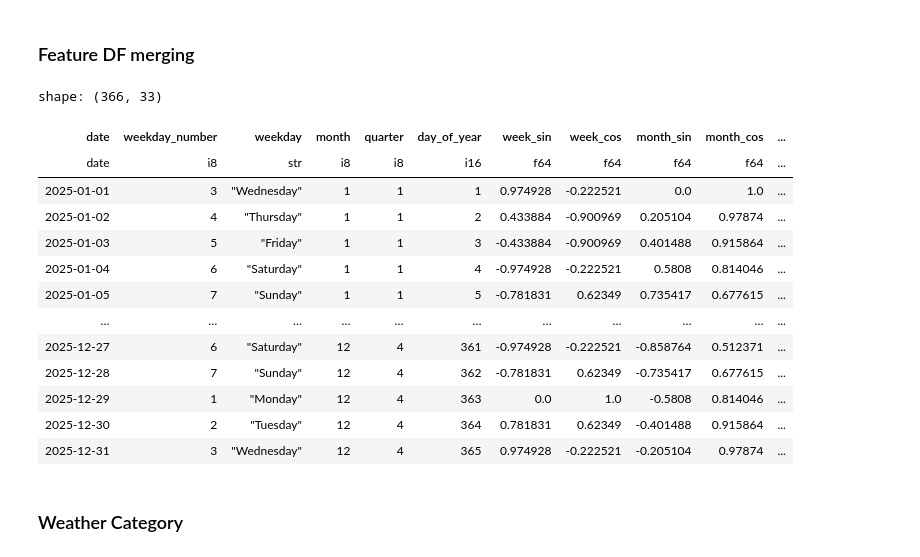
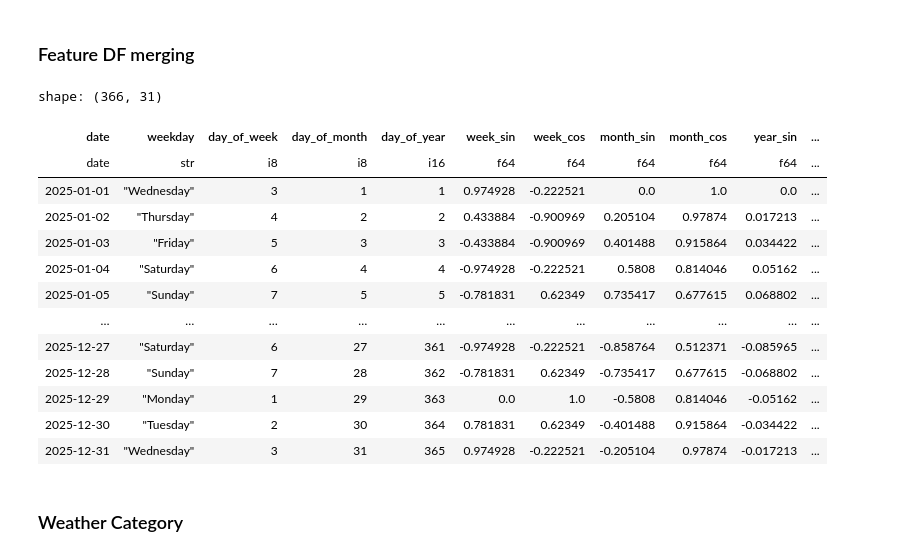
Before and after one commit to valentin-17/HtS, a Jupyter notebook: src/hts/data_prep.ipynb, the cells around one changed output. Drawn from its saved outputs; the diff is of its cells as text; code cells hidden in the pictures.

```diff
--- a/src/hts/main.ipynb
+++ b/src/hts/data_prep.ipynb
@@ -158,27 +152,20 @@ calendar = (
         }
     )
     .with_columns(
-        weekday_number=pl.col('day').dt.weekday(),
         weekday=pl.col('day').dt.strftime('%A'),
-        month=pl.col('day').dt.month(),
-        quarter=pl.col('day').dt.quarter(),
+        day_of_week=pl.col('day').dt.weekday(),
+        day_of_month=pl.col('day').dt.day(),
         day_of_year=pl.col('day').dt.ordinal_day(),
     )
     .with_columns(
-        week_sin=((pl.col('weekday_number').cast(pl.Float64) - 1) * 2 * pi / 7).sin(),
-        week_cos=((pl.col('weekday_number').cast(pl.Float64) - 1) * 2 * pi / 7).cos(),
+        week_sin=((pl.col('day_of_week').cast(pl.Float64) - 1) * 2 * pi / 7).sin(),
+        week_cos=((pl.col('day_of_week').cast(pl.Float64) - 1) * 2 * pi / 7).cos(),
         month_sin=((pl.col('day_of_year').cast(pl.Float64) - 1) * 2 * pi * 12 / days_in_year).sin(),
         month_cos=((pl.col('day_of_year').cast(pl.Float64) - 1) * 2 * pi * 12 / days_in_year).cos(),
         year_sin=((pl.col('day_of_year').cast(pl.Float64) - 1) * 2 * pi / days_in_year).sin(),
         year_cos=((pl.col('day_of_year').cast(pl.Float64) - 1) * 2 * pi / days_in_year).cos(),
-        is_weekend=pl.col('weekday_number').is_in([6, 7]),
+        is_weekend=pl.col('day_of_week').is_in([6, 7]),
         semester=_period_label(semester_terms, 'semester', 'semester_start', 'semester_end'),
-        semester_season=_period_label(
-            semester_terms,
-            'semester_season',
-            'semester_start',
-            'semester_end',
-        ),
         is_semester_day=_in_period(semester_terms, 'semester_start', 'semester_end'),
         is_lecture_day=_in_period(semester_terms, 'lecture_start', 'lecture_end'),
         is_orientation_week=_in_relative_lecture_start_window(semester_terms, -7, -1),
@@ -366,23 +353,24 @@ prepped_data = prepped_data.with_columns(
 # %%
 # save final feature set to csv
 # IMPORTANT: sales have intentional null values because these are days where null sales (not 0 sales) occured. this is by design and is valid for all university/cafeteria closure days
 prepped_data.sort(pl.col('date')).write_csv('../../data/processed/final_feature_df.csv')
+prepped_data.drop('sales').sort(pl.col('date')).write_csv('../../data/processed/final_feature_df_no_target.csv')
 prepped_data.sort(pl.col('date'))
 # %% [output]
-shape: (366, 33)
+shape: (366, 31)
-| date | weekday_number | weekday | month | quarter | day_of_year | week_sin | week_cos | month_sin | month_cos | ... |
-| date | i8 | str | i8 | i8 | i16 | f64 | f64 | f64 | f64 | ... |
-| 2025-01-01 | 3 | "Wednesday" | 1 | 1 | 1 | 0.974928 | -0.222521 | 0.0 | 1.0 | ... |
-| 2025-01-02 | 4 | "Thursday" | 1 | 1 | 2 | 0.433884 | -0.900969 | 0.205104 | 0.97874 | ... |
-| 2025-01-03 | 5 | "Friday" | 1 | 1 | 3 | -0.433884 | -0.900969 | 0.401488 | 0.915864 | ... |
-| 2025-01-04 | 6 | "Saturday" | 1 | 1 | 4 | -0.974928 | -0.222521 | 0.5808 | 0.814046 | ... |
-| 2025-01-05 | 7 | "Sunday" | 1 | 1 | 5 | -0.781831 | 0.62349 | 0.735417 | 0.677615 | ... |
+| date | weekday | day_of_week | day_of_month | day_of_year | week_sin | week_cos | month_sin | month_cos | year_sin | ... |
+| date | str | i8 | i8 | i16 | f64 | f64 | f64 | f64 | f64 | ... |
+| 2025-01-01 | "Wednesday" | 3 | 1 | 1 | 0.974928 | -0.222521 | 0.0 | 1.0 | 0.0 | ... |
+| 2025-01-02 | "Thursday" | 4 | 2 | 2 | 0.433884 | -0.900969 | 0.205104 | 0.97874 | 0.017213 | ... |
+| 2025-01-03 | "Friday" | 5 | 3 | 3 | -0.433884 | -0.900969 | 0.401488 | 0.915864 | 0.034422 | ... |
+| 2025-01-04 | "Saturday" | 6 | 4 | 4 | -0.974928 | -0.222521 | 0.5808 | 0.814046 | 0.05162 | ... |
+| 2025-01-05 | "Sunday" | 7 | 5 | 5 | -0.781831 | 0.62349 | 0.735417 | 0.677615 | 0.068802 | ... |
 | … | … | … | … | … | … | … | … | … | … | ... |
-| 2025-12-27 | 6 | "Saturday" | 12 | 4 | 361 | -0.974928 | -0.222521 | -0.858764 | 0.512371 | ... |
-| 2025-12-28 | 7 | "Sunday" | 12 | 4 | 362 | -0.781831 | 0.62349 | -0.735417 | 0.677615 | ... |
-| 2025-12-29 | 1 | "Monday" | 12 | 4 | 363 | 0.0 | 1.0 | -0.5808 | 0.814046 | ... |
-| 2025-12-30 | 2 | "Tuesday" | 12 | 4 | 364 | 0.781831 | 0.62349 | -0.401488 | 0.915864 | ... |
-| 2025-12-31 | 3 | "Wednesday" | 12 | 4 | 365 | 0.974928 | -0.222521 | -0.205104 | 0.97874 | ... |
+| 2025-12-27 | "Saturday" | 6 | 27 | 361 | -0.974928 | -0.222521 | -0.858764 | 0.512371 | -0.085965 | ... |
+| 2025-12-28 | "Sunday" | 7 | 28 | 362 | -0.781831 | 0.62349 | -0.735417 | 0.677615 | -0.068802 | ... |
+| 2025-12-29 | "Monday" | 1 | 29 | 363 | 0.0 | 1.0 | -0.5808 | 0.814046 | -0.05162 | ... |
+| 2025-12-30 | "Tuesday" | 2 | 30 | 364 | 0.781831 | 0.62349 | -0.401488 | 0.915864 | -0.034422 | ... |
+| 2025-12-31 | "Wednesday" | 3 | 31 | 365 | 0.974928 | -0.222521 | -0.205104 | 0.97874 | -0.017213 | ... |
 # %% [markdown]
 ### Weather Category
 # %%
```
Also changed, not shown: parts of 4 cells of this notebook, 3 other files.
